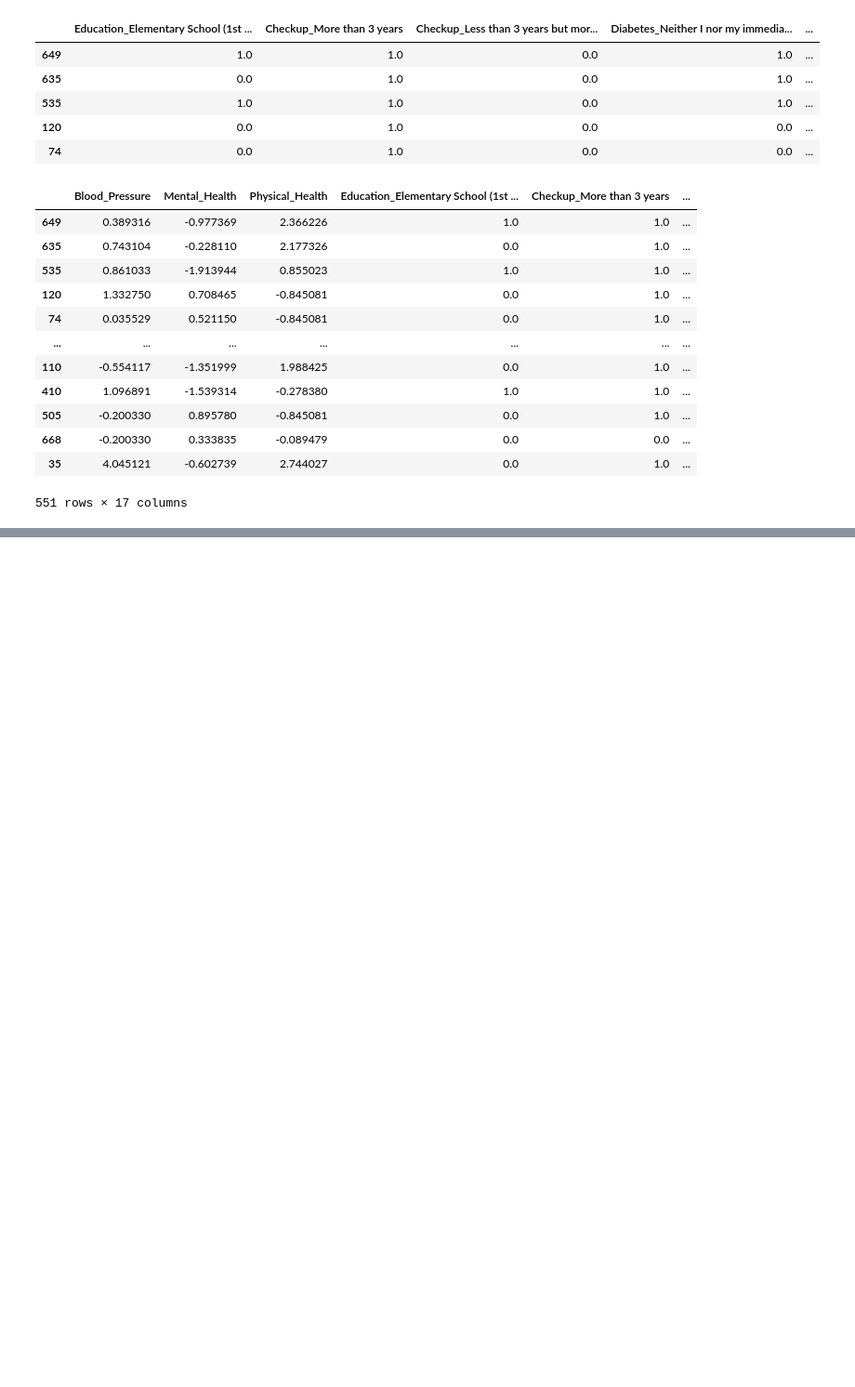
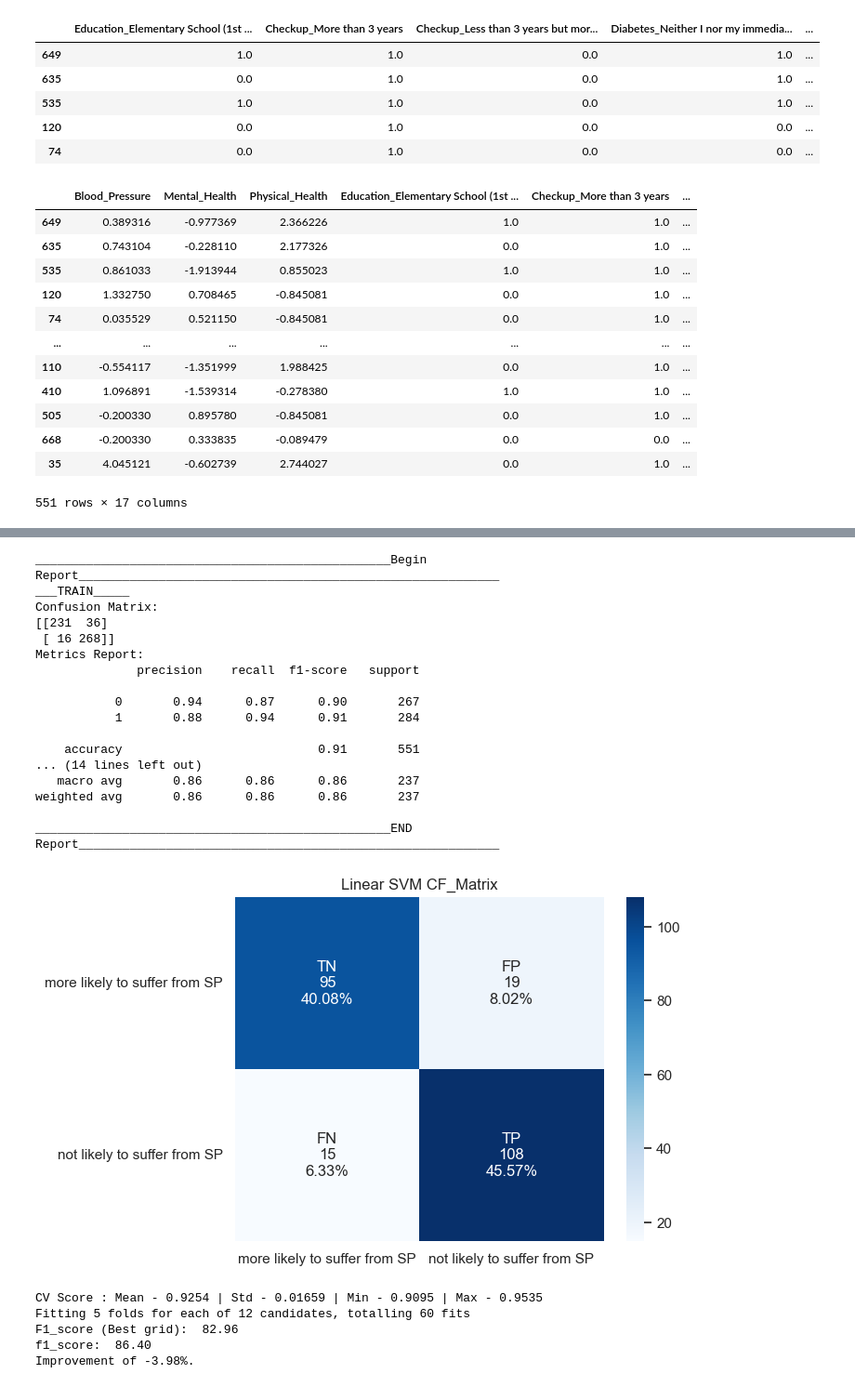
Before and after one commit to NassarX/ML-200179-Project, a Jupyter notebook: smith_parasite.ipynb, the cells around one changed output, grey strips where cells are left out. Shown at 93% size. Drawn from its saved outputs; the diff is of its cells as text; code cells hidden in the pictures; blank space fills up the shorter version.

```diff
--- a/smith_parasite.ipynb
+++ b/smith_parasite.ipynb
@@ -1659,0 +1866,29 @@ df_.head()
+# %%
+linearSVM_model = svm.SVC()
+
+grid_values = {'kernel': ['linear', 'poly', 'rbf'], 'C':[0.01, 0.1], 'gamma': [0.1, 0.01]}
+model_fit(alg = linearSVM_model, alg_params= grid_values, X_train = X_train, y_train = y_train, X_val = X_val, y_val= y_val, alg_name="Linear SVM")
+# %% [output]
+_________________________________________________Begin Report__________________________________________________________
+___TRAIN_____
+Confusion Matrix:
+[[231  36]
+ [ 16 268]]
+Metrics Report:
+              precision    recall  f1-score   support
+
+           0       0.94      0.87      0.90       267
+           1       0.88      0.94      0.91       284
+
+    accuracy                           0.91       551
+... (14 lines left out)
+   macro avg       0.86      0.86      0.86       237
+weighted avg       0.86      0.86      0.86       237
+
+_________________________________________________END Report__________________________________________________________
+[figure, added]
+CV Score : Mean - 0.9254 | Std - 0.01659 | Min - 0.9095 | Max - 0.9535
+Fitting 5 folds for each of 12 candidates, totalling 60 fits
+F1_score (Best grid):  82.96
+f1_score:  86.40
+Improvement of -3.98%.
```
Also changed, not shown: parts of 27 cells of this notebook, 4 other files.
